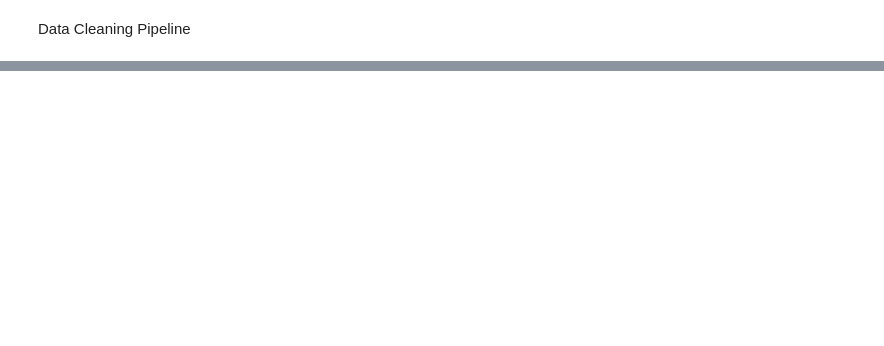
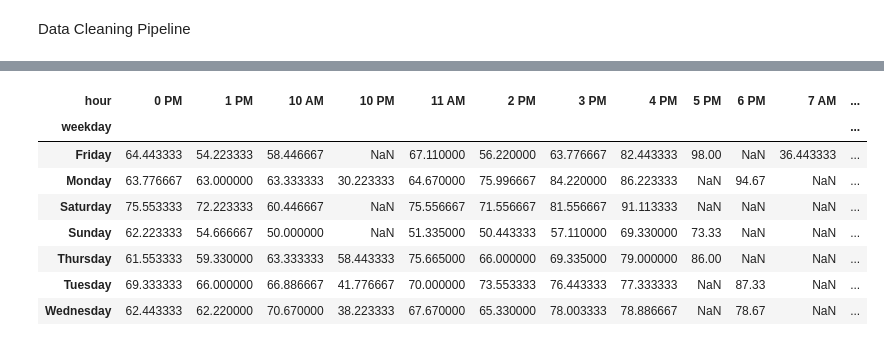
Before and after one commit to JohnnyMud/rsf-occupancy-tracker, a Jupyter notebook: rsf_data_analysis.ipynb, the cells around one changed output, grey strips where cells are left out. Saved outputs shown, nothing was run; the diff lists cells and outputs as text; code cells hidden in the pictures; blank space fills up the shorter version.

```diff
--- a/rsf_data_analysis.ipynb
+++ b/rsf_data_analysis.ipynb
@@ -60,0 +83,13 @@ day_groupings
+# %%
+heatmap_pivot = data.pivot_table(index='weekday', columns='hour', values='percentage_capacity', aggfunc='mean')
+heatmap_pivot
+# %% [output]
+| hour | 0 PM | 1 PM | 10 AM | 10 PM | 11 AM | 2 PM | 3 PM | 4 PM | 5 PM | 6 PM | 7 AM | ... |
+| weekday |  |  |  |  |  |  |  |  |  |  |  | ... |
+| Friday | 64.443333 | 54.223333 | 58.446667 | NaN | 67.110000 | 56.220000 | 63.776667 | 82.443333 | 98.00 | NaN | 36.443333 | ... |
+| Monday | 63.776667 | 63.000000 | 63.333333 | 30.223333 | 64.670000 | 75.996667 | 84.220000 | 86.223333 | NaN | 94.67 | NaN | ... |
+| Saturday | 75.553333 | 72.223333 | 60.446667 | NaN | 75.556667 | 71.556667 | 81.556667 | 91.113333 | NaN | NaN | NaN | ... |
+| Sunday | 62.223333 | 54.666667 | 50.000000 | NaN | 51.335000 | 50.443333 | 57.110000 | 69.330000 | 73.33 | NaN | NaN | ... |
+| Thursday | 61.553333 | 59.330000 | 63.333333 | 58.443333 | 75.665000 | 66.000000 | 69.335000 | 79.000000 | 86.00 | NaN | NaN | ... |
+| Tuesday | 69.333333 | 66.000000 | 66.886667 | 41.776667 | 70.000000 | 73.553333 | 76.443333 | 77.333333 | NaN | 87.33 | NaN | ... |
+| Wednesday | 62.443333 | 62.220000 | 70.670000 | 38.223333 | 67.670000 | 65.330000 | 78.003333 | 78.886667 | NaN | 78.67 | NaN | ... |
```
Also changed, not shown: parts of 8 cells of this notebook.
